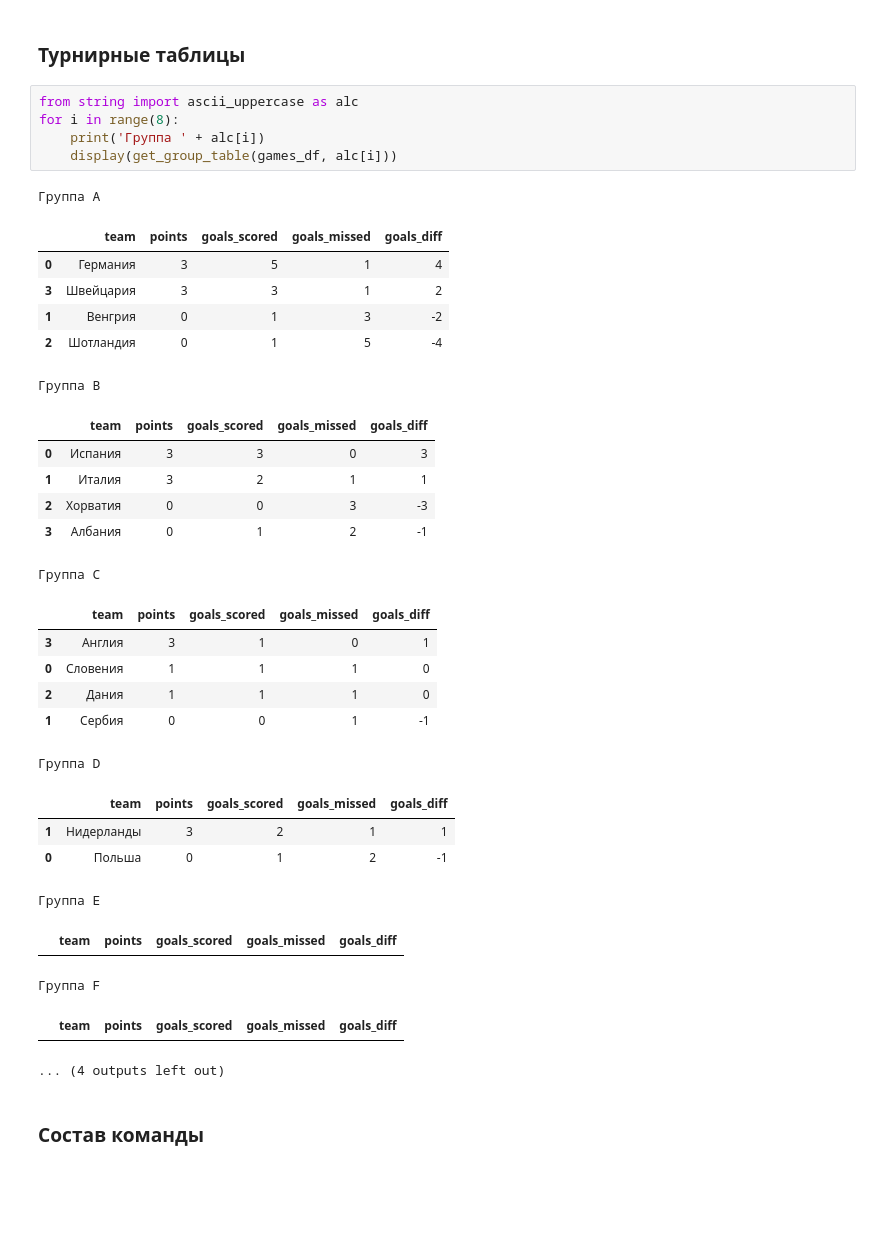
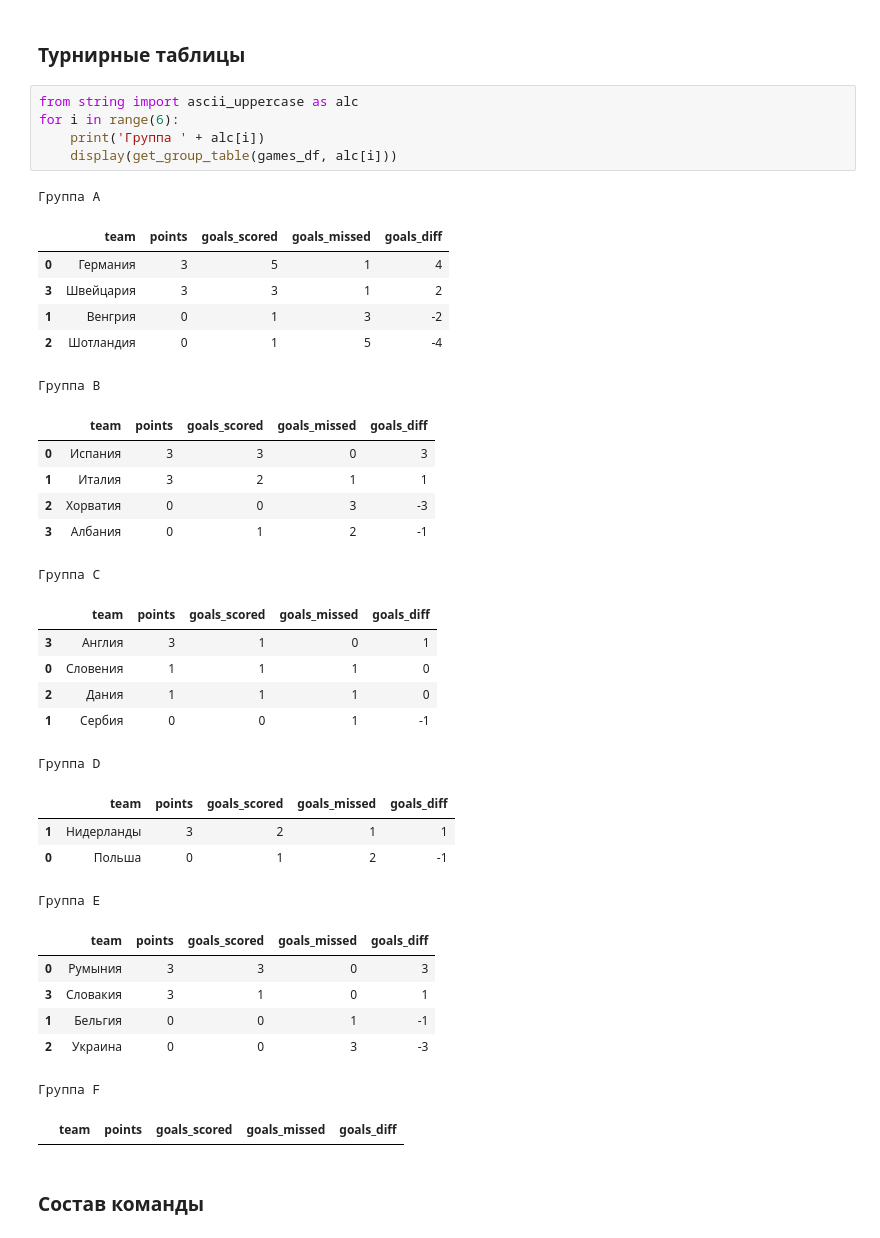
Before and after one commit to elp87/Euro-2024, a Jupyter notebook: euro.ipynb, the cells around one changed output. Saved outputs shown, nothing was run; the diff lists cells and outputs as text; blank space fills up the shorter version.

```diff
--- a/euro.ipynb
+++ b/euro.ipynb
@@ -180,37 +171,40 @@ players.pivot_table(index='country', values='age', aggfunc='mean').sort_values(b
 ### Турнирные таблицы
 # %%
 from string import ascii_uppercase as alc
-for i in range(8):
+for i in range(6):
     print('Группа ' + alc[i])
     display(get_group_table(games_df, alc[i]))
 # %% [output]
 Группа A
 |  | team | points | goals_scored | goals_missed | goals_diff |
 | 0 | Германия | 3 | 5 | 1 | 4 |
 | 3 | Швейцария | 3 | 3 | 1 | 2 |
 | 1 | Венгрия | 0 | 1 | 3 | -2 |
 | 2 | Шотландия | 0 | 1 | 5 | -4 |
 Группа B
 |  | team | points | goals_scored | goals_missed | goals_diff |
 | 0 | Испания | 3 | 3 | 0 | 3 |
 | 1 | Италия | 3 | 2 | 1 | 1 |
 | 2 | Хорватия | 0 | 0 | 3 | -3 |
 | 3 | Албания | 0 | 1 | 2 | -1 |
 Группа C
 |  | team | points | goals_scored | goals_missed | goals_diff |
 | 3 | Англия | 3 | 1 | 0 | 1 |
 | 0 | Словения | 1 | 1 | 1 | 0 |
 | 2 | Дания | 1 | 1 | 1 | 0 |
 | 1 | Сербия | 0 | 0 | 1 | -1 |
 Группа D
 |  | team | points | goals_scored | goals_missed | goals_diff |
 | 1 | Нидерланды | 3 | 2 | 1 | 1 |
 | 0 | Польша | 0 | 1 | 2 | -1 |
 Группа E
 |  | team | points | goals_scored | goals_missed | goals_diff |
+| 0 | Румыния | 3 | 3 | 0 | 3 |
+| 3 | Словакия | 3 | 1 | 0 | 1 |
+| 1 | Бельгия | 0 | 0 | 1 | -1 |
+| 2 | Украина | 0 | 0 | 3 | -3 |
 Группа F
 |  | team | points | goals_scored | goals_missed | goals_diff |
-... (4 outputs left out)
 # %% [markdown]
 ### Состав команды
 # %%
```
Also changed, not shown: parts of 12 cells of this notebook, 3 other files.
